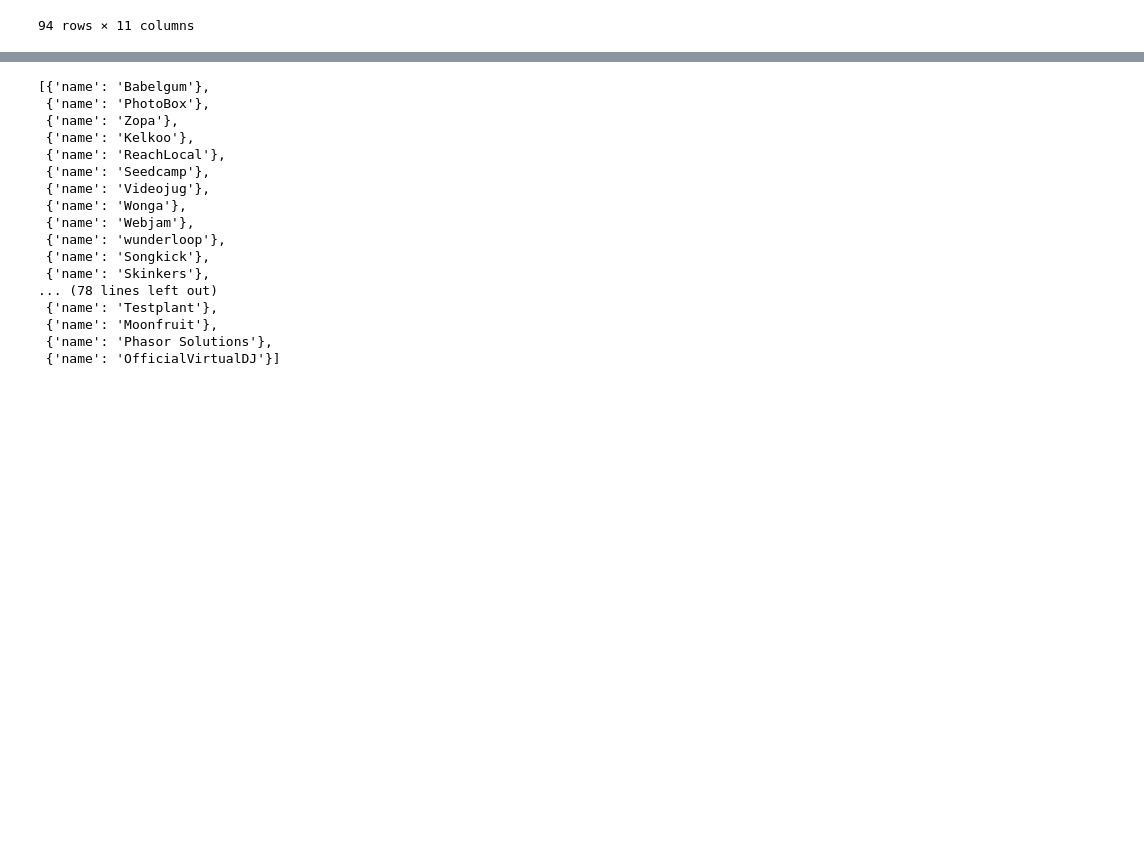
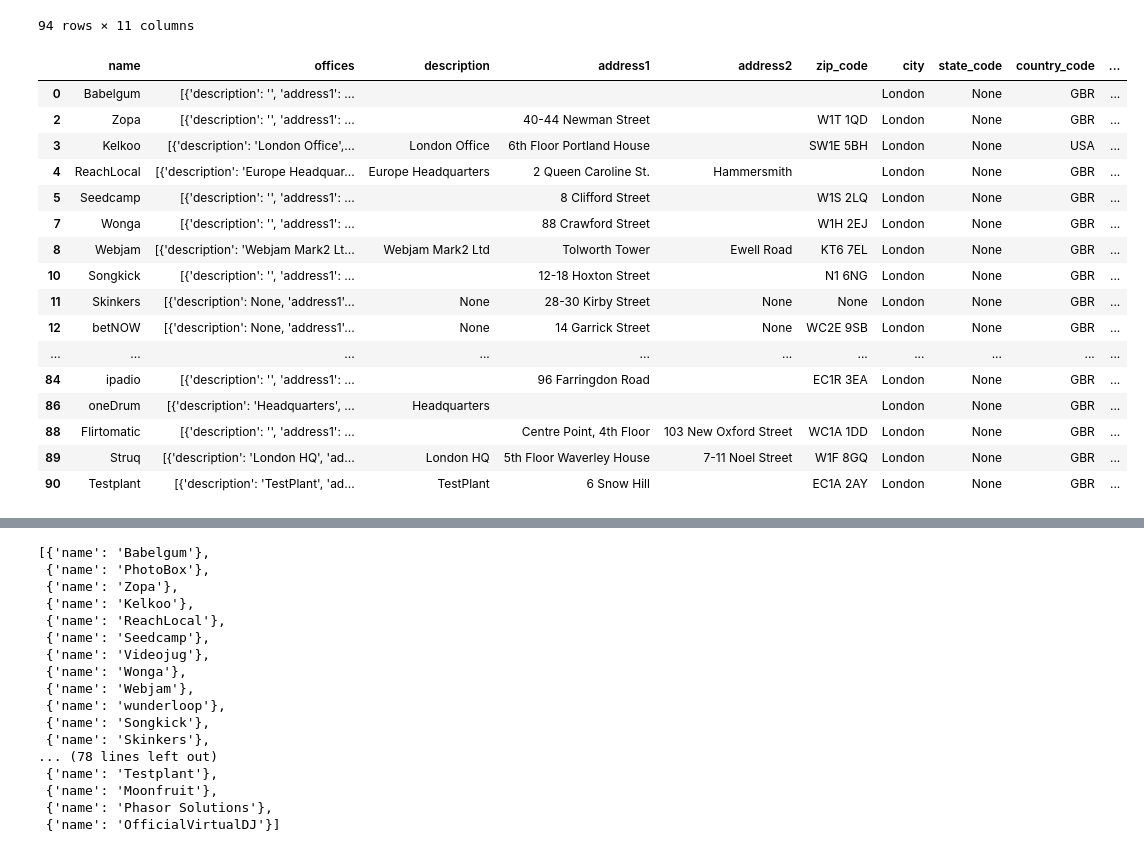
Before and after one commit to Hugocodesdude/Project_3, a Jupyter notebook: src/database_investigation_mongos.ipynb, the cells around one changed output, grey strips where cells are left out. Saved outputs shown, nothing was run; the diff lists cells and outputs as text; code cells hidden in the pictures; blank space fills up the shorter version.

```diff
--- a/src/database_investigation_mongos.ipynb
+++ b/src/database_investigation_mongos.ipynb
@@ -382,3 +409,24 @@ ldn_highval_companies_clean
 | 92 | Phasor Solutions | [{'description': 'London Office',... | London Office | Imperial College Incubator | Level 2 Bessemer Building | SW7 2BP | London | None | GBR | ... |
 | 93 | OfficialVirtualDJ | [{'description': 'Created in Lond... | Created in London | 11 Eggleston view |  | DL3 9SH | London | DC | GBR | ... |
 94 rows × 11 columns
+# %%
+# Drop Nans subset=['latitude', 'longitude'])
+ldn_highval_companies_clean.dropna(subset=['latitude', 'longitude'])
+# %% [output]
+|  | name | offices | description | address1 | address2 | zip_code | city | state_code | country_code | ... |
+| 0 | Babelgum | [{'description': '', 'address1': ... |  |  |  |  | London | None | GBR | ... |
+| 2 | Zopa | [{'description': '', 'address1': ... |  | 40-44 Newman Street |  | W1T 1QD | London | None | GBR | ... |
+| 3 | Kelkoo | [{'description': 'London Office',... | London Office | 6th Floor Portland House |  | SW1E 5BH | London | None | USA | ... |
+| 4 | ReachLocal | [{'description': 'Europe Headquar... | Europe Headquarters | 2 Queen Caroline St. | Hammersmith |  | London | None | GBR | ... |
+| 5 | Seedcamp | [{'description': '', 'address1': ... |  | 8 Clifford Street |  | W1S 2LQ | London | None | GBR | ... |
+| 7 | Wonga | [{'description': '', 'address1': ... |  | 88 Crawford Street |  | W1H 2EJ | London | None | GBR | ... |
+| 8 | Webjam | [{'description': 'Webjam Mark2 Lt... | Webjam Mark2 Ltd | Tolworth Tower | Ewell Road | KT6 7EL | London | None | GBR | ... |
+| 10 | Songkick | [{'description': '', 'address1': ... |  | 12-18 Hoxton Street |  | N1 6NG | London | None | GBR | ... |
+| 11 | Skinkers | [{'description': None, 'address1'... | None | 28-30 Kirby Street | None | None | London | None | GBR | ... |
+| 12 | betNOW | [{'description': None, 'address1'... | None | 14 Garrick Street | None | WC2E 9SB | London | None | GBR | ... |
+| ... | ... | ... | ... | ... | ... | ... | ... | ... | ... | ... |
+| 84 | ipadio | [{'description': '', 'address1': ... |  | 96 Farringdon Road |  | EC1R 3EA | London | None | GBR | ... |
+| 86 | oneDrum | [{'description': 'Headquarters', ... | Headquarters |  |  |  | London | None | GBR | ... |
+| 88 | Flirtomatic | [{'description': '', 'address1': ... |  | Centre Point, 4th Floor | 103 New Oxford Street | WC1A 1DD | London | None | GBR | ... |
+| 89 | Struq | [{'description': 'London HQ', 'ad... | London HQ | 5th Floor Waverley House | 7-11 Noel Street | W1F 8GQ | London | None | GBR | ... |
+| 90 | Testplant | [{'description': 'TestPlant', 'ad... | TestPlant | 6 Snow Hill |  | EC1A 2AY | London | None | GBR | ... |
```
Also changed, not shown: parts of 9 cells of this notebook, 4 other files.
